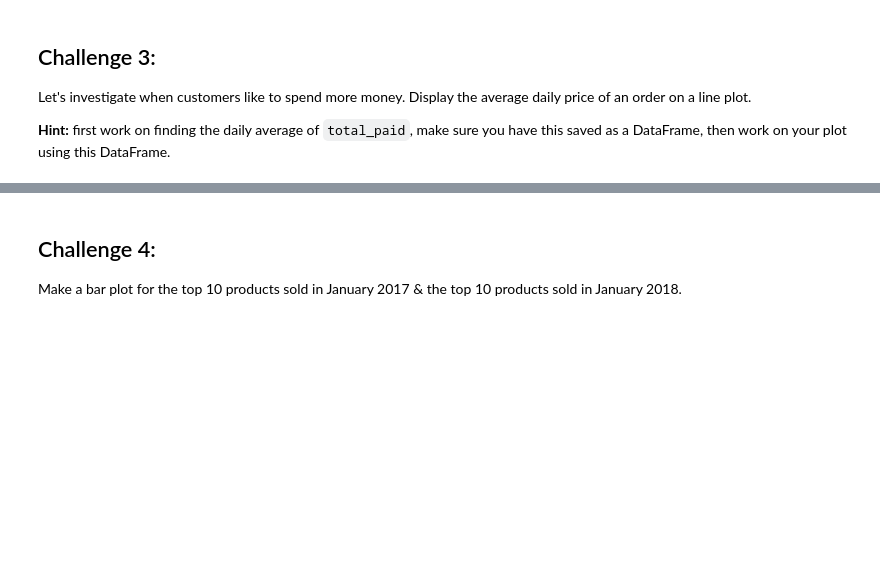
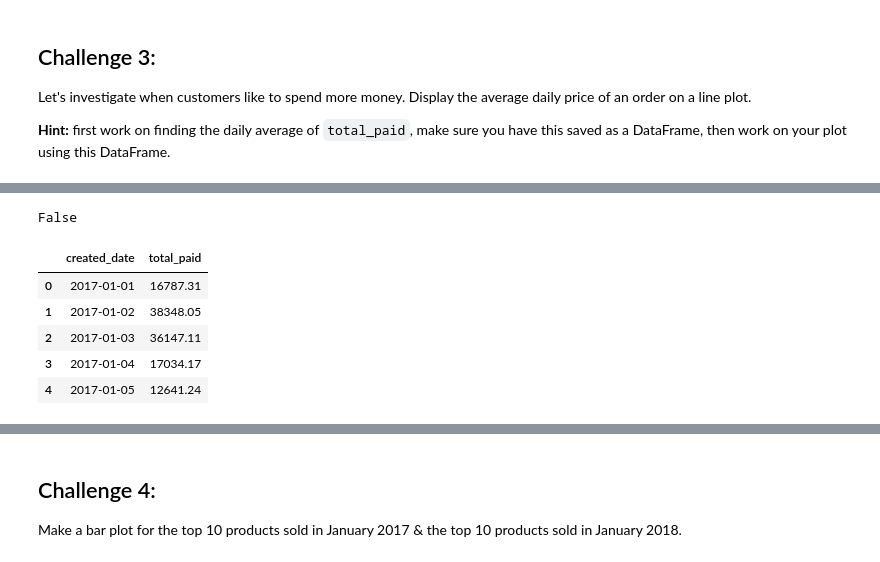
Before and after one commit to PhoenixCC0722/JoinTheGame_Magist, a Jupyter notebook: 3_1_7_seaborn_challenges.ipynb, the cells around one changed output, grey strips where cells are left out. Saved outputs shown, nothing was run; the diff lists cells and outputs as text; code cells hidden in the pictures; blank space fills up the shorter version.

```diff
--- a/3_1_7_seaborn_challenges.ipynb
+++ b/3_1_7_seaborn_challenges.ipynb
@@ -524,0 +536,14 @@ dtype: object
+# %%
+or_df['order_id'].duplicated().any() #no duplicated order_id at all
+# %% [output]
+False
+# %%
+daily_total_paid = or_df.resample('D', on='created_date')['total_paid'].sum().reset_index()
+daily_total_paid.head()
+# %% [output]
+|  | created_date | total_paid |
+| 0 | 2017-01-01 | 16787.31 |
+| 1 | 2017-01-02 | 38348.05 |
+| 2 | 2017-01-03 | 36147.11 |
+| 3 | 2017-01-04 | 17034.17 |
+| 4 | 2017-01-05 | 12641.24 |
```
Also changed, not shown: parts of 6 cells of this notebook.
